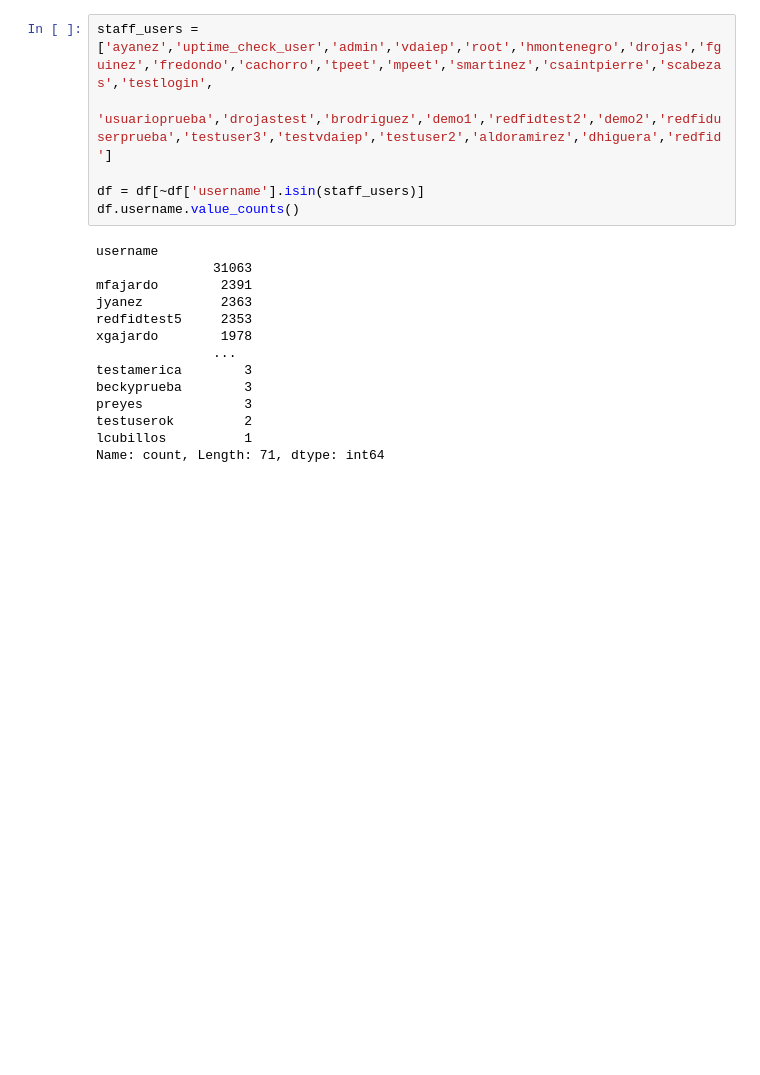
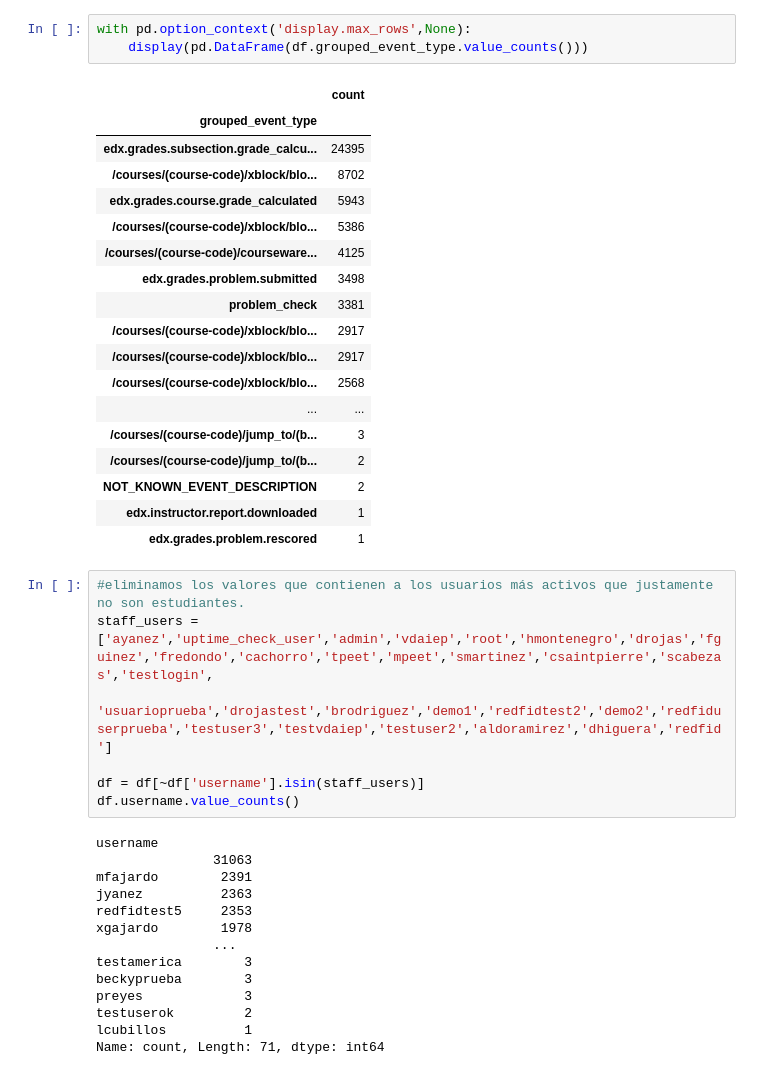
Before and after one commit to franciscoenriq/Practica, a Jupyter notebook: datos1.ipynb, the cells around one changed output. Drawn from its saved outputs; the diff is of its cells as text; blank space fills up the shorter version.

```diff
--- a/datos1.ipynb
+++ b/datos1.ipynb
@@ -13,7 +13,30 @@ df.head(5)
 | 2 | /courses/course-v1:redfid+MODULO1... | {'course_id': 'course-v1:redfid+M... | konialtamirano | 16a4587c8d537da7369a82df9ce619ba | 172.25.7.2 | Mozilla/5.0 (X11; Linux x86_64) A... | cursos.redfid.cl | https://cursos.redfid.cl/courses/... | es-419,es;q=0.9,en;q=0.8 | {"GET": {}, "POST": {}} | ... |
 | 3 | edx.ui.lms.link_clicked | {'user_id': 7, 'path': '/event', ... | konialtamirano | 16a4587c8d537da7369a82df9ce619ba | 172.25.7.2 | Mozilla/5.0 (X11; Linux x86_64) A... | cursos.redfid.cl | https://cursos.redfid.cl/courses/... | es-419,es;q=0.9,en;q=0.8 | {"current_url": "https://cursos.r... | ... |
 | 4 | /courses/course-v1:redfid+MODULO1... | {'course_id': 'course-v1:redfid+M... | konialtamirano | 16a4587c8d537da7369a82df9ce619ba | 172.25.7.2 | Mozilla/5.0 (X11; Linux x86_64) A... | cursos.redfid.cl | https://cursos.redfid.cl/courses/... | es-419,es;q=0.9,en;q=0.8 | {"GET": {"activate_block_id": ["b... | ... |
+# %%
+with pd.option_context('display.max_rows',None):
+    display(pd.DataFrame(df.grouped_event_type.value_counts()))
+# %% [output]
+|  | count |
+| grouped_event_type |  |
+| edx.grades.subsection.grade_calcu... | 24395 |
+| /courses/(course-code)/xblock/blo... | 8702 |
+| edx.grades.course.grade_calculated | 5943 |
+| /courses/(course-code)/xblock/blo... | 5386 |
+| /courses/(course-code)/courseware... | 4125 |
+| edx.grades.problem.submitted | 3498 |
+| problem_check | 3381 |
+| /courses/(course-code)/xblock/blo... | 2917 |
+| /courses/(course-code)/xblock/blo... | 2917 |
+| /courses/(course-code)/xblock/blo... | 2568 |
+| ... | ... |
+| /courses/(course-code)/jump_to/(b... | 3 |
+| /courses/(course-code)/jump_to/(b... | 2 |
+| NOT_KNOWN_EVENT_DESCRIPTION | 2 |
+| edx.instructor.report.downloaded | 1 |
+| edx.grades.problem.rescored | 1 |
 # %%
+#eliminamos los valores que contienen a los usuarios más activos que justamente no son estudiantes.
 staff_users = ['ayanez','uptime_check_user','admin','vdaiep','root','hmontenegro','drojas','fguinez','fredondo','cachorro','tpeet','mpeet','smartinez','csaintpierre','scabezas','testlogin',
                'usuarioprueba','drojastest','brodriguez','demo1','redfidtest2','demo2','redfiduserprueba','testuser3','testvdaiep','testuser2','aldoramirez','dhiguera','redfid']
 
```
Also changed, not shown: parts of 6 cells of this notebook, 1 other file.
